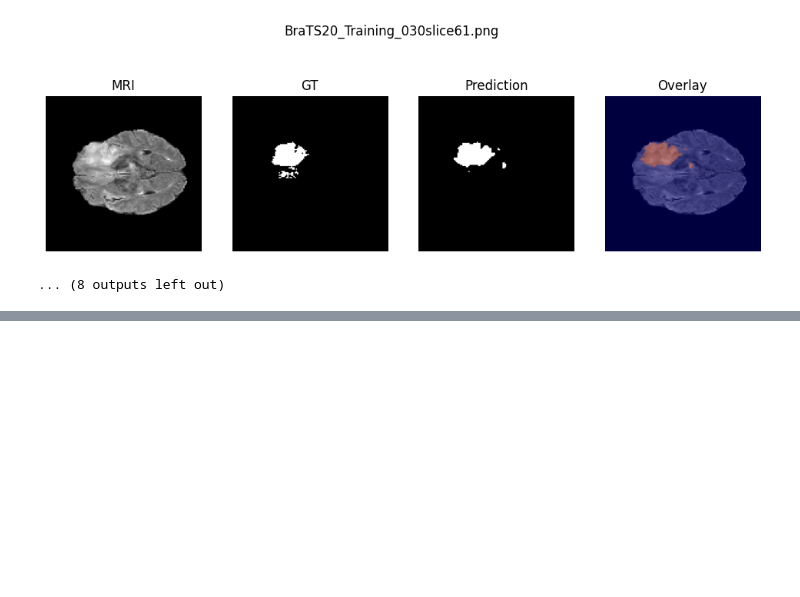
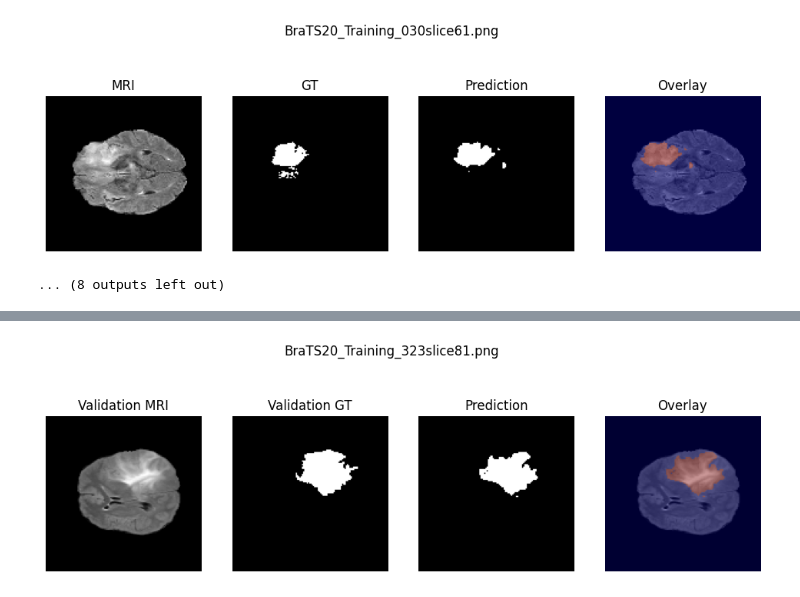
Before and after one commit to shaistamomin2004-arch/tumordetection.ipynb, a Jupyter notebook: tumordetection.ipynb, the cells around one changed output, grey strips where cells are left out. Cells and saved outputs as stored; diff of their text form; code cells hidden in the pictures; blank space fills up the shorter version.

```diff
--- a/tumordetection.ipynb
+++ b/tumordetection.ipynb
@@ -1422,0 +1463,28 @@ for img_name in sample_images:
+# %%
+plt.figure(figsize=(12,4))
+
+plt.subplot(1,4,1)
+plt.title("Validation MRI")
+plt.imshow(img, cmap="gray")
+plt.axis("off")
+
+plt.subplot(1,4,2)
+plt.title("Validation GT")
+plt.imshow(mask_binary, cmap="gray")
+plt.axis("off")
+
+plt.subplot(1,4,3)
+plt.title("Prediction")
+plt.imshow(pred_binary, cmap="gray")
+plt.axis("off")
+
+plt.subplot(1,4,4)
+plt.title("Overlay")
+plt.imshow(img, cmap="gray")
+plt.imshow(pred_binary, cmap="jet", alpha=0.4)
+plt.axis("off")
+
+plt.suptitle(img_name)
+plt.show()
+# %% [output]
+[figure, added]
```
Also changed, not shown: parts of 20 cells of this notebook.
